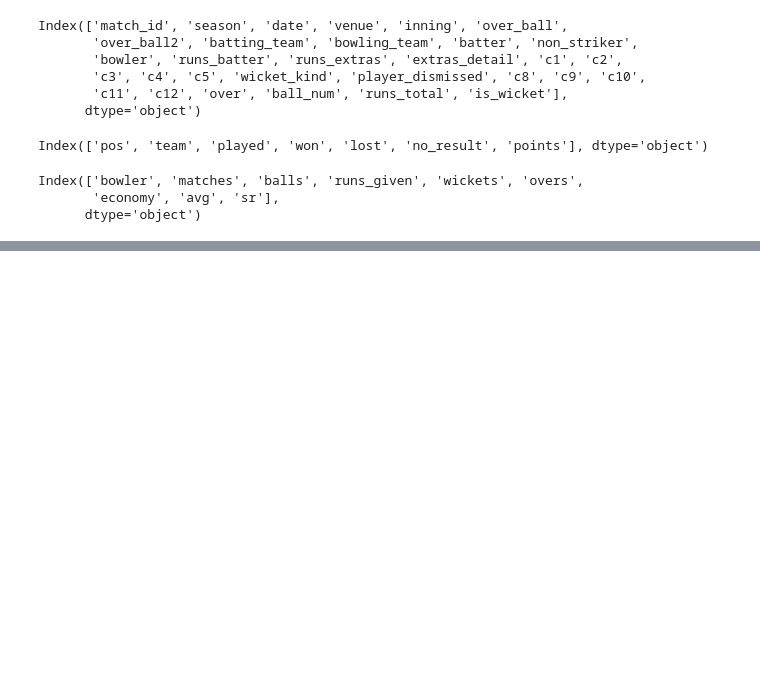
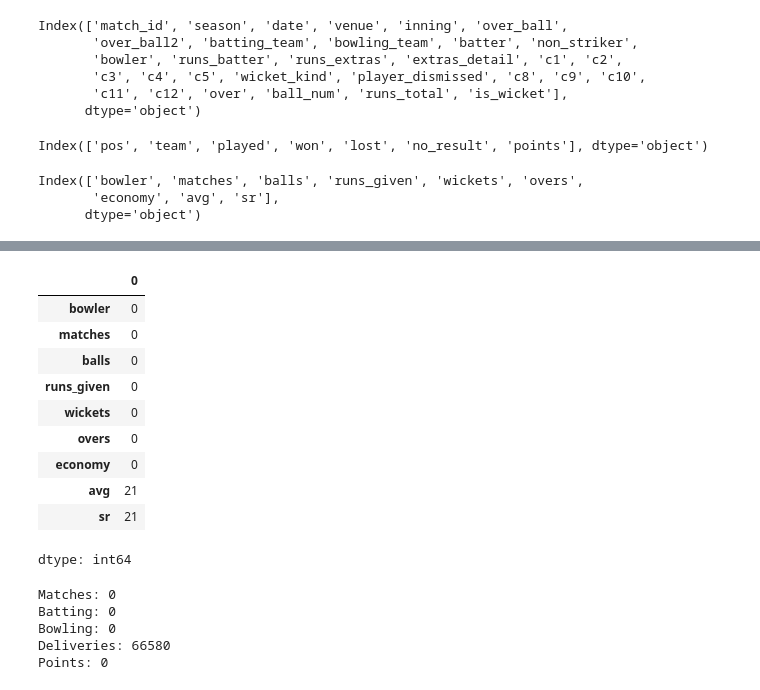
Before and after one commit to pavanrajanala/Ipl2026Analysis, a Jupyter notebook: Ipl2026Analysis_DataCleaning.ipynb, the cells around one changed output, grey strips where cells are left out. Cells and saved outputs as stored; diff of their text form; code cells hidden in the pictures; blank space fills up the shorter version.

```diff
--- a/Ipl2026Analysis_DataCleaning.ipynb
+++ b/Ipl2026Analysis_DataCleaning.ipynb
@@ -120,0 +193,14 @@ Index(['bowler', 'matches', 'balls', 'runs_given', 'wickets', 'overs',
+# %%
+bowling_stats.isnull().sum()
+# %% [output]
+|  | 0 |
+| bowler | 0 |
+| matches | 0 |
+| balls | 0 |
+| runs_given | 0 |
+| wickets | 0 |
+| overs | 0 |
+| economy | 0 |
+| avg | 21 |
+| sr | 21 |
+dtype: int64
@@ -120,0 +211,12 @@ Index(['bowler', 'matches', 'balls', 'runs_given', 'wickets', 'overs',
+# %%
+print("Matches:", matches.isnull().sum().sum())
+print("Batting:", batting_stats.isnull().sum().sum())
+print("Bowling:", bowling_stats.isnull().sum().sum())
+print("Deliveries:", delivery.isnull().sum().sum())
+print("Points:", points_table.isnull().sum().sum())
+# %% [output]
+Matches: 0
+Batting: 0
+Bowling: 0
+Deliveries: 66580
+Points: 0
```
Also changed, not shown: parts of 14 cells of this notebook.
